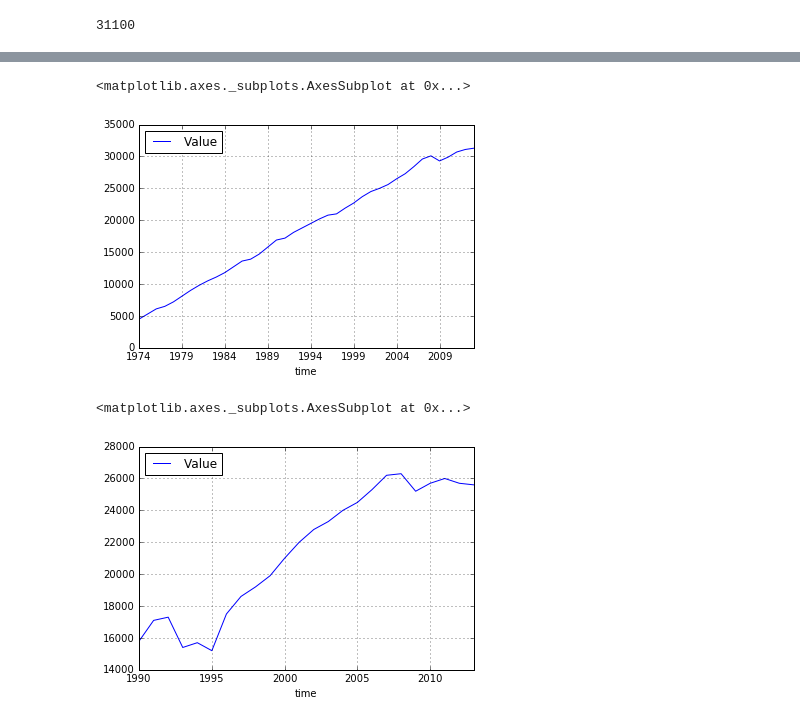
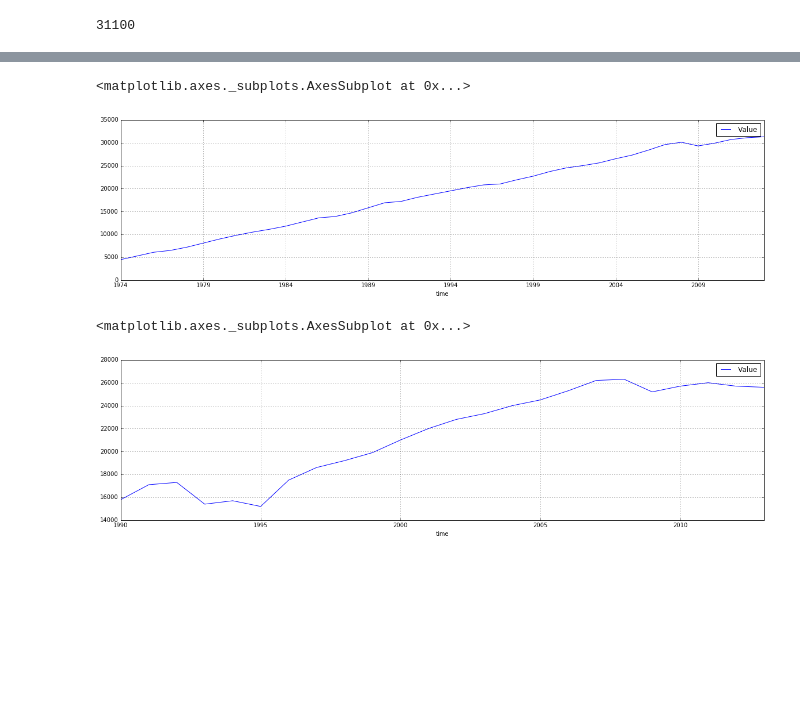
Before and after one commit to 26fe/jsonstat.py, a Jupyter notebook: examples-notebooks/eurostat.ipynb, the cells around one changed output, grey strips where cells are left out. Saved outputs shown, nothing was run; the diff lists cells and outputs as text; code cells hidden in the pictures; blank space fills up the shorter version.

```diff
--- a/examples-notebooks/eurostat.ipynb
+++ b/examples-notebooks/eurostat.ipynb
@@ -112,7 +97,7 @@ You can see the raw data [here](http://ec.europa.eu/eurostat/wdds/rest/data/v1.1
 url_2 = 'http://ec.europa.eu/eurostat/wdds/rest/data/v1.1/json/en/nama_gdp_c?precision=1&geo=IT&geo=FR&unit=EUR_HAB&indic_na=B1GM'
 file_name_2 = "eurostat-name_gpd_c-geo_IT_FR.json"
 
-file_path_2 = os.path.abspath(os.path.join("..", "tests", "fixtures", "eurostat", file_name_2))
+file_path_2 = os.path.abspath(os.path.join("..", "tests", "fixtures", "www.ec.europa.eu_eurostat", file_name_2))
 if os.path.exists(file_path_2):
     print("using alredy donwloaded file {}".format(file_path_2))
 else:
@@ -169,14 +151,14 @@ df_FR_IT.plot(grid=True)
 # %%
 df_3 = nama_gdp_c_2.to_data_frame('time', content='id', blocked_dims={'geo':'FR'})
 df_3 = df_3.dropna()
-df_3.plot(grid=True)
+df_3.plot(grid=True,figsize=(20,5))
 # %% [output]
 <matplotlib.axes._subplots.AxesSubplot at 0x...>
-[figure, old version]
+[figure, new version]
 # %%
 df_4 = nama_gdp_c_2.to_data_frame('time', content='id', blocked_dims={'geo':'IT'})
 df_4 = df_4.dropna()
-df_4.plot(grid=True)
+df_4.plot(grid=True,figsize=(20,5))
 # %% [output]
 <matplotlib.axes._subplots.AxesSubplot at 0x...>
-[figure, old version]
+[figure, new version]
```
Also changed, not shown: parts of 14 cells of this notebook, 2 other files.
